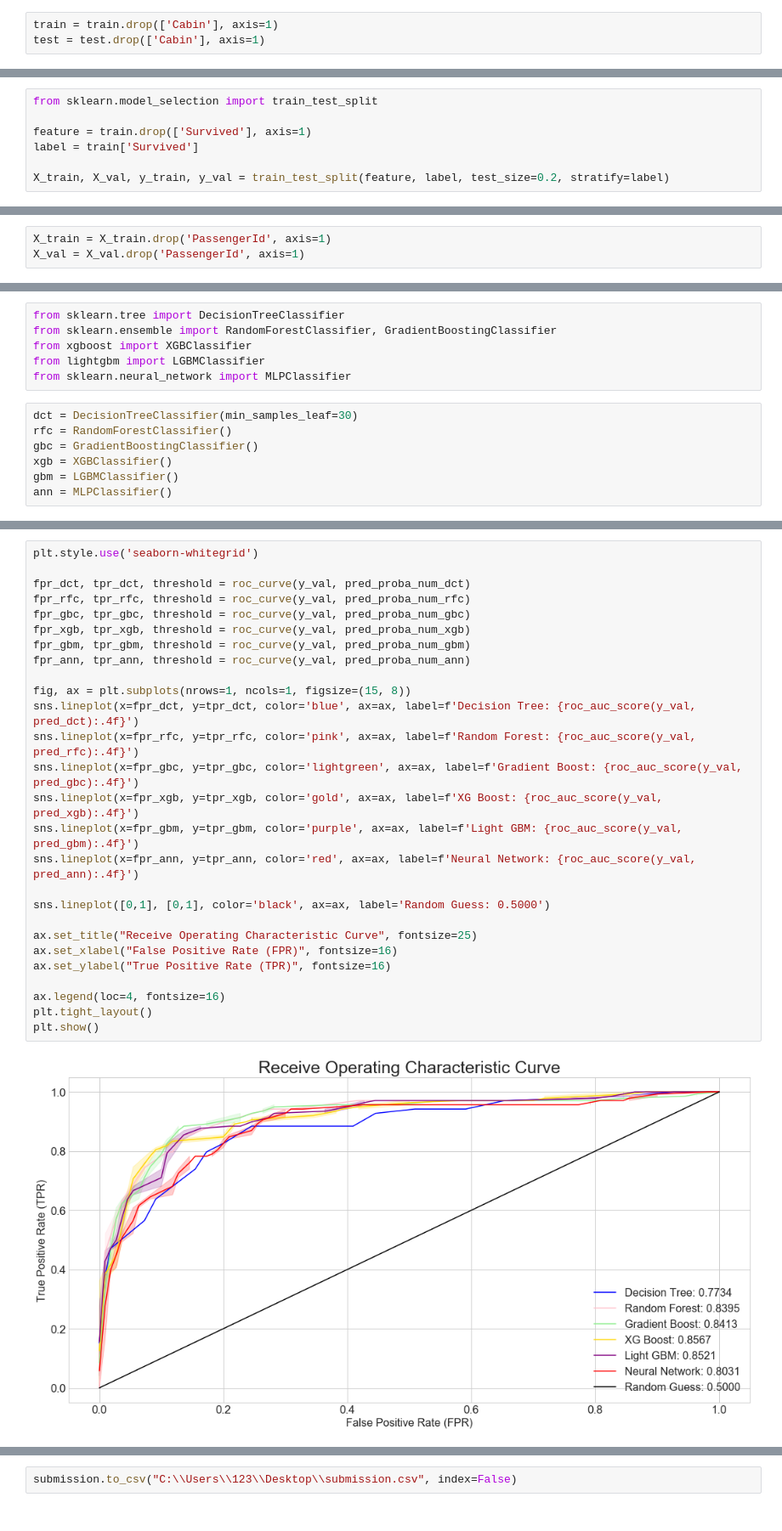
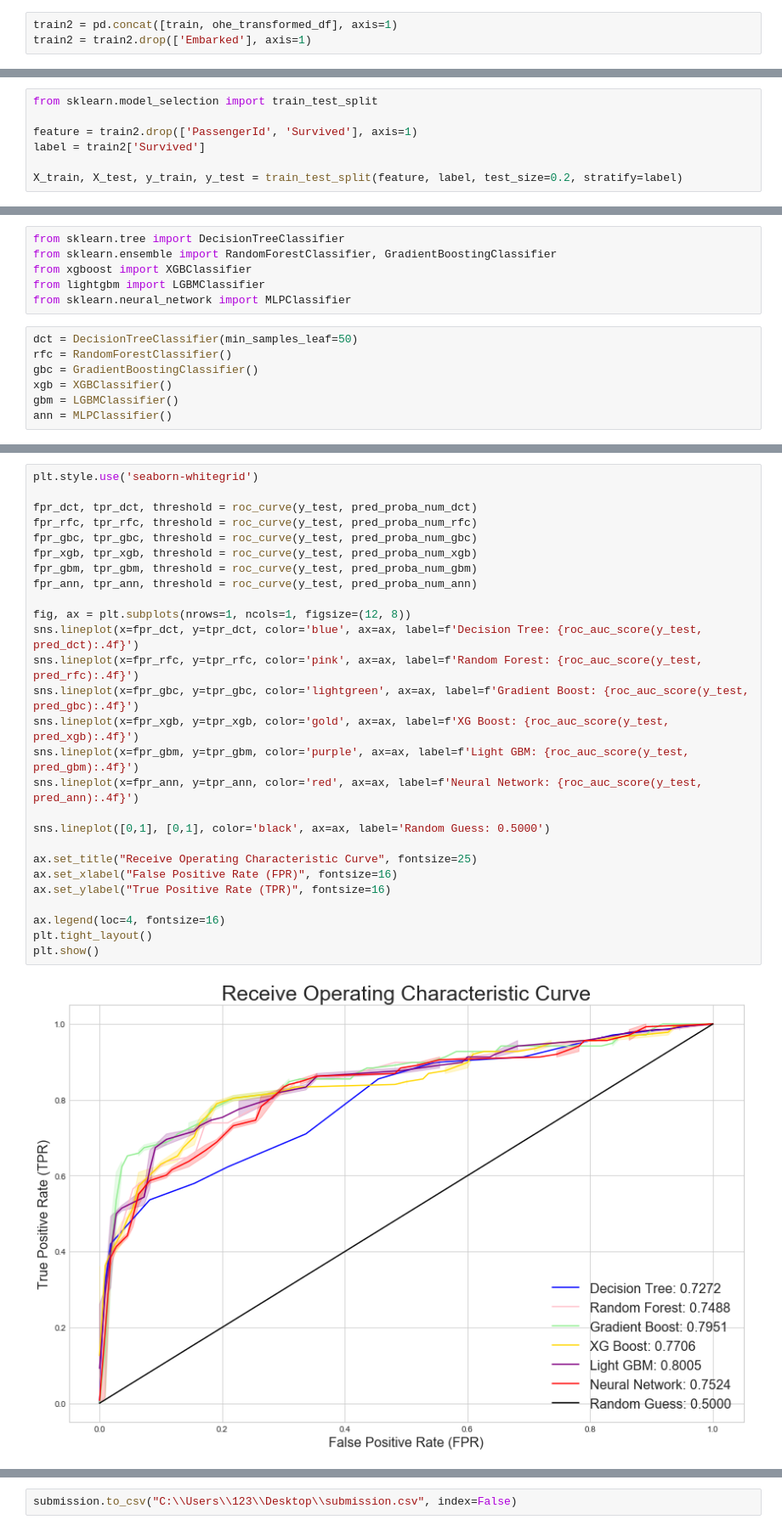
Before and after one commit to hjmthebest/exercises, a Jupyter notebook: Exercise - Titanic.ipynb, the cells around one changed output, grey strips where cells are left out. Shown at 85% size. Saved outputs shown, nothing was run; the diff lists cells and outputs as text.

```diff
--- a/Exercise - Titanic.ipynb
+++ b/Exercise - Titanic.ipynb
@@ -380,3 +289,3 @@ test.head()
 # %%
-train = train.drop(['Cabin'], axis=1)
-test = test.drop(['Cabin'], axis=1)
+train2 = pd.concat([train, ohe_transformed_df], axis=1)
+train2 = train2.drop(['Embarked'], axis=1)
@@ -421,9 +292,9 @@ train.head()
 # %%
 from sklearn.model_selection import train_test_split
 
-feature = train.drop(['Survived'], axis=1)
-label = train['Survived']
+feature = train2.drop(['PassengerId', 'Survived'], axis=1)
+label = train2['Survived']
 
-X_train, X_val, y_train, y_val = train_test_split(feature, label, test_size=0.2, stratify=label)
+X_train, X_test, y_train, y_test = train_test_split(feature, label, test_size=0.2, stratify=label)
 # %%
 print(len(X_train))
@@ -435,9 +306,6 @@ print(len(y_val))
 179
 712
 179
-# %%
-X_train = X_train.drop('PassengerId', axis=1)
-X_val = X_val.drop('PassengerId', axis=1)
 # %%
 X_train.head()
 # %% [output]
@@ -463,7 +365,7 @@ from xgboost import XGBClassifier
 from lightgbm import LGBMClassifier
 from sklearn.neural_network import MLPClassifier
 # %%
-dct = DecisionTreeClassifier(min_samples_leaf=30)
+dct = DecisionTreeClassifier(min_samples_leaf=50)
 rfc = RandomForestClassifier()
 gbc = GradientBoostingClassifier()
 xgb = XGBClassifier()
@@ -551,29 +453,29 @@ weighted avg       0.81      0.80      0.81       179
 # %%
 plt.style.use('seaborn-whitegrid')
 
-fpr_dct, tpr_dct, threshold = roc_curve(y_val, pred_proba_num_dct)
-fpr_rfc, tpr_rfc, threshold = roc_curve(y_val, pred_proba_num_rfc)
-fpr_gbc, tpr_gbc, threshold = roc_curve(y_val, pred_proba_num_gbc)
-fpr_xgb, tpr_xgb, threshold = roc_curve(y_val, pred_proba_num_xgb)
-fpr_gbm, tpr_gbm, threshold = roc_curve(y_val, pred_proba_num_gbm)
-fpr_ann, tpr_ann, threshold = roc_curve(y_val, pred_proba_num_ann)
+fpr_dct, tpr_dct, threshold = roc_curve(y_test, pred_proba_num_dct)
+fpr_rfc, tpr_rfc, threshold = roc_curve(y_test, pred_proba_num_rfc)
+fpr_gbc, tpr_gbc, threshold = roc_curve(y_test, pred_proba_num_gbc)
+fpr_xgb, tpr_xgb, threshold = roc_curve(y_test, pred_proba_num_xgb)
+fpr_gbm, tpr_gbm, threshold = roc_curve(y_test, pred_proba_num_gbm)
+fpr_ann, tpr_ann, threshold = roc_curve(y_test, pred_proba_num_ann)
 
-fig, ax = plt.subplots(nrows=1, ncols=1, figsize=(15, 8))
-sns.lineplot(x=fpr_dct, y=tpr_dct, color='blue', ax=ax, label=f'Decision Tree: {roc_auc_score(y_val, pred_dct):.4f}')
-sns.lineplot(x=fpr_rfc, y=tpr_rfc, color='pink', ax=ax, label=f'Random Forest: {roc_auc_score(y_val, pred_rfc):.4f}')
-sns.lineplot(x=fpr_gbc, y=tpr_gbc, color='lightgreen', ax=ax, label=f'Gradient Boost: {roc_auc_score(y_val, pred_gbc):.4f}')
-sns.lineplot(x=fpr_xgb, y=tpr_xgb, color='gold', ax=ax, label=f'XG Boost: {roc_auc_score(y_val, pred_xgb):.4f}')
-sns.lineplot(x=fpr_gbm, y=tpr_gbm, color='purple', ax=ax, label=f'Light GBM: {roc_auc_score(y_val, pred_gbm):.4f}')
-sns.lineplot(x=fpr_ann, y=tpr_ann, color='red', ax=ax, label=f'Neural Network: {roc_auc_score(y_val, pred_ann):.4f}')
+fig, ax = plt.subplots(nrows=1, ncols=1, figsize=(12, 8))
+sns.lineplot(x=fpr_dct, y=tpr_dct, color='blue', ax=ax, label=f'Decision Tree: {roc_auc_score(y_test, pred_dct):.4f}')
+sns.lineplot(x=fpr_rfc, y=tpr_rfc, color='pink', ax=ax, label=f'Random Forest: {roc_auc_score(y_test, pred_rfc):.4f}')
+sns.lineplot(x=fpr_gbc, y=tpr_gbc, color='lightgreen', ax=ax, label=f'Gradient Boost: {roc_auc_score(y_test, pred_gbc):.4f}')
+sns.lineplot(x=fpr_xgb, y=tpr_xgb, color='gold', ax=ax, label=f'XG Boost: {roc_auc_score(y_test, pred_xgb):.4f}')
+sns.lineplot(x=fpr_gbm, y=tpr_gbm, color='purple', ax=ax, label=f'Light GBM: {roc_auc_score(y_test, pred_gbm):.4f}')
+sns.lineplot(x=fpr_ann, y=tpr_ann, color='red', ax=ax, label=f'Neural Network: {roc_auc_score(y_test, pred_ann):.4f}')
 
 sns.lineplot([0,1], [0,1], color='black', ax=ax, label='Random Guess: 0.5000')
 
 ax.set_title("Receive Operating Characteristic Curve", fontsize=25)
 ax.set_xlabel("False Positive Rate (FPR)", fontsize=16)
 ax.set_ylabel("True Positive Rate (TPR)", fontsize=16)
 
 ax.legend(loc=4, fontsize=16)
 plt.tight_layout()
 plt.show()
 # %% [output]
-[figure, old version]
+[figure, new version]
```
Also changed, not shown: parts of 88 cells of this notebook.
